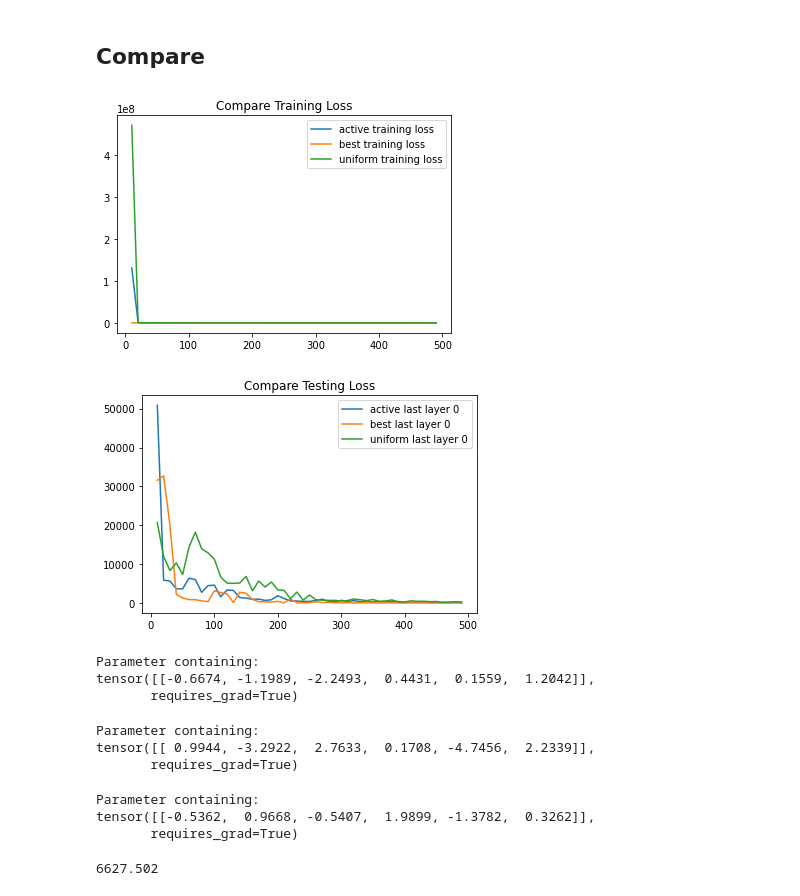
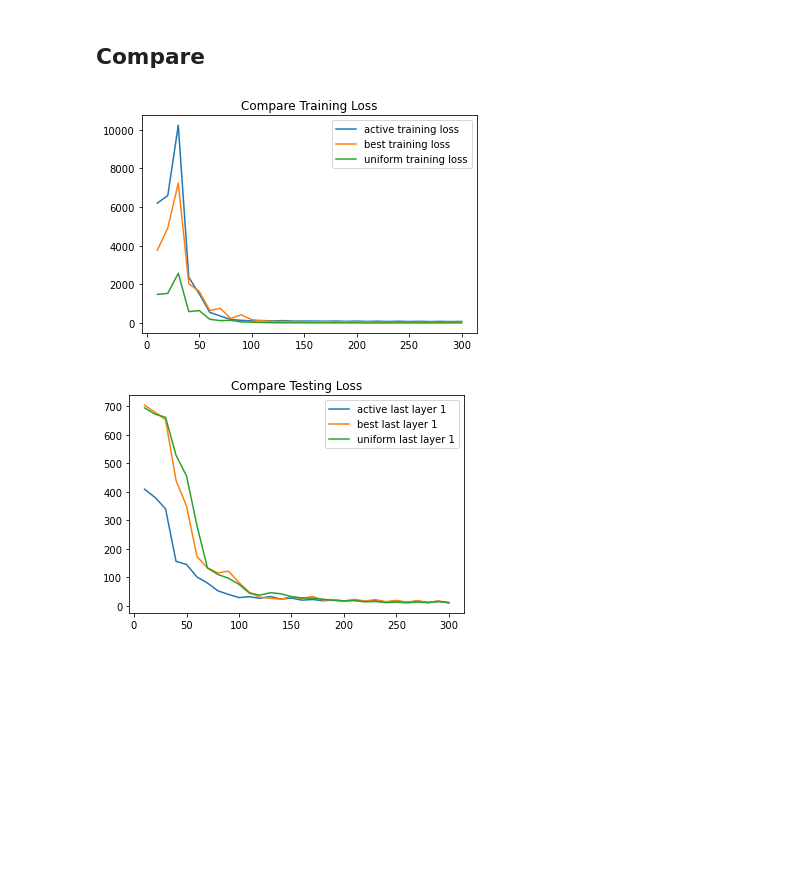
Before and after one commit to WendyH1108/AL-Robotics, a Jupyter notebook: new_al.ipynb, the cells around one changed output. Cells and saved outputs as stored; diff of their text form; code cells hidden in the pictures; blank space fills up the shorter version.

Commit message:
continuous + active

```diff
--- a/new_al.ipynb
+++ b/new_al.ipynb
@@ -167,33 +305,24 @@ plt.show()
 def update_v(ws, best_w):
   new_v = np.linalg.lstsq(ws.detach().numpy(), best_w.detach().numpy().T)[0]
   new_v = new_v.T
-  new_v = np.abs(new_v/np.linalg.norm(new_v,2))
   return new_v
 
-def estimate(model, input, true_y, num_task, v):
+def estimate(model, input, true_y, num_task, v, best_w):
   results = []
   for task_id in range(num_task):
     result = model.predict(input, true_y, task_id)
     results.append(result)
   best_w_idx = np.argmin(results)
-  # print(ws)
-  # print(best_w_idx)
-  # best_w = ws[best_w_idx]
   ws = torch.ones_like(model.last_layers[0].weight)
   ws = ws.tile(num_task,1)
   for i, layer in enumerate(model.last_layers[1:]):
     ws[i] = layer.weight
-    if best_w_idx == i:
-      best_w = layer.weight
+    # if best_w_idx == i:
+    #   best_w = layer.weight
   new_v = update_v(ws, best_w)
-  # if not len(new_v.shape) == 1:
-  #   new_v = new_v[0]
   new_v = np.squeeze(new_v)
   v = 0.8 * v + 0.2 * new_v
-  # v = np.array([1]*len(RawData))
-  # v = v / (len(RawData))
   v = np.apply_along_axis(lambda x: max(0.167, x), 0, [v])
   v = np.squeeze(v)
-  # if not len(v.shape) == 1:
-  #   v = v[0]
+  v = np.abs(v/np.linalg.norm(v,2))
   return v, best_w
@@ -288,7 +384,7 @@ Text(0.5, 1.0, 'active sampling training loss')
 # %%
 for k in range(num_task):
-    plt.plot(rng2, np.array(active_predict_loss).T[k], label=k)
+    plt.plot(rng2, np.array(active_predict_loss).T[k], label=k+1)
 plt.legend()
-plt.title("Test Loss")
+plt.title("Active Test Loss")
 plt.show()
 # %% [output]
@@ -295,0 +407,16 @@ plt.show()
+# %%
+generate_data.random_w = np.random.uniform(low=0, high=1, size=(6, 6))
+generate_data.random_w = np.concatenate((generate_data.random_w,np.zeros((1,6))),axis = 0 )
+# generate_data.random_w = np.concatenate((generate_data.random_w,np.zeros((1,6))),axis = 0 )
+generate_data.B_matrics = np.random.random((2 , 7))
+w_target = np.zeros((7,1))
+w_target[w_target.shape[0]-1][0] = 1
+generate_data.random_w = np.concatenate((generate_data.random_w,w_target),axis = 1)
+# generate_data.Bw = np.dot(generate_data.B_matrics,generate_data.random_w)
+# target Bw is the on the same direction with source task 0
+# generate_data.B_matrics[:,-1] = generate_data.B_matrics[:,0]
+# generate_data.w_target = np.zeros((7,1))
+# generate_data.w_target[generate_data.w_target.shape[0]-1][0] = 1
+# generate_data.random_w = np.concatenate((generate_data.random_w,generate_data.w_target),axis = 1)
+# %%
+generate_data.Bw = np.dot(generate_data.B_matrics, generate_data.random_w)
@@ -296,40 +547,22 @@ plt.show()
 # %% [markdown]
 ## Compare
 # %%
-plt.plot(rng2,active_epoch_loss, label="active training loss")
+plt.plot(rng2,ac_epoch_loss, label="active training loss")
 plt.plot(rng2,best_epoch_loss, label="best training loss")
 plt.plot(rng2,uni_epoch_loss, label="uniform training loss")
 plt.title("Compare Training Loss")
 plt.legend()
 plt.show()
 # %% [output]
-[figure, old version]
+[figure, new version]
 # %%
-plt.plot(rng2, np.array(active_predict_loss).T[0], label="active last layer 0")
+plt.plot(rng2, np.array(ac_target_predict_loss), label="active last layer 1")
 # plt.plot(active_rng, np.array(active_predict_loss).T[5], label="active last layer 0")
-plt.plot(rng2, np.array(best_predict_loss).T[0], label="best last layer 0")
-plt.plot(rng2, np.array(uni_predict_loss).T[0], label="uniform last layer 0")
+plt.plot(rng2, np.array(best_target_predict_loss), label="best last layer 1")
+plt.plot(rng2, np.array(uni_target_predict_loss), label="uniform last layer 1")
 
 plt.title("Compare Testing Loss")
 plt.legend()
 plt.show()
 # %% [output]
-[figure, old version]
+[figure, new version]
-# %%
-ac_model.last_layers[1].weight
-# %% [output]
-Parameter containing:
-tensor([[-0.6674, -1.1989, -2.2493,  0.4431,  0.1559,  1.2042]],
-       requires_grad=True)
-# %%
-best_model.last_layers[1].weight
-# %% [output]
-Parameter containing:
-tensor([[ 0.9944, -3.2922,  2.7633,  0.1708, -4.7456,  2.2339]],
-       requires_grad=True)
-# %%
-uni_model.last_layers[1].weight
-# %% [output]
-Parameter containing:
-tensor([[-0.5362,  0.9668, -0.5407,  1.9899, -1.3782,  0.3262]],
-       requires_grad=True)
@@ -338,4 +568,0 @@ inv_data, inv_label = generate_data.generate_task_sample(data_model, raw_data[0]
-# %%
-ac_model.predict(inv_data,inv_label,0)
-# %% [output]
-6627.502
```
Also changed, not shown: parts of 52 cells of this notebook, 2 other files.
